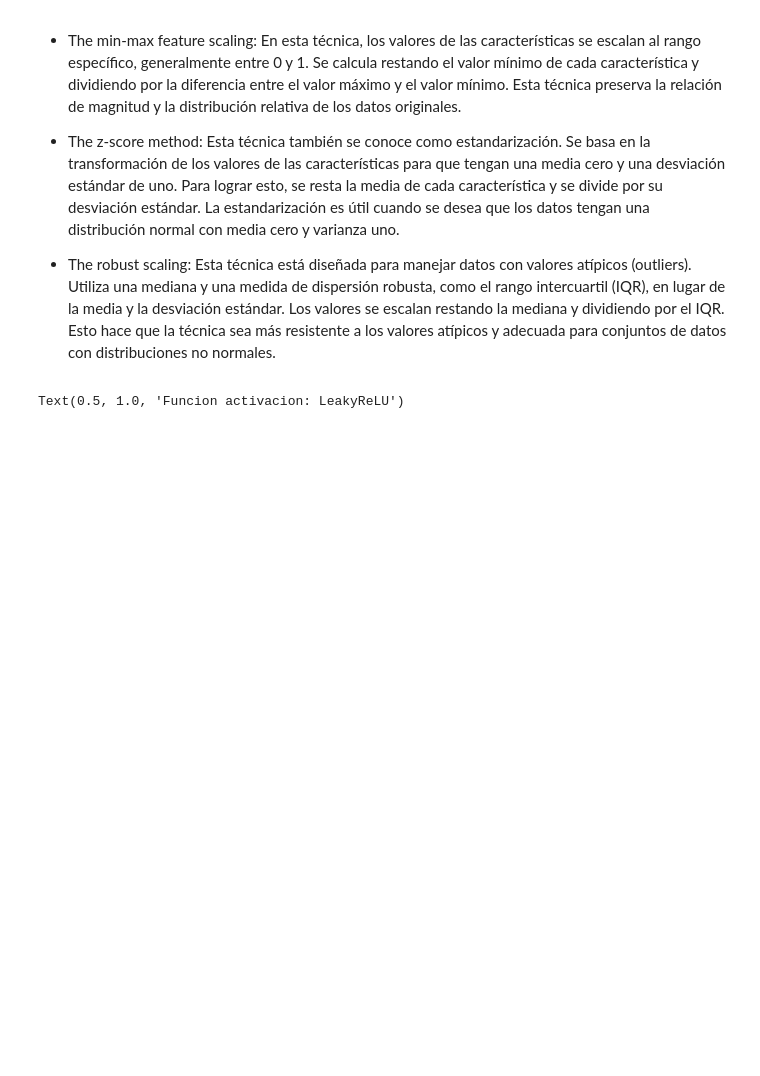
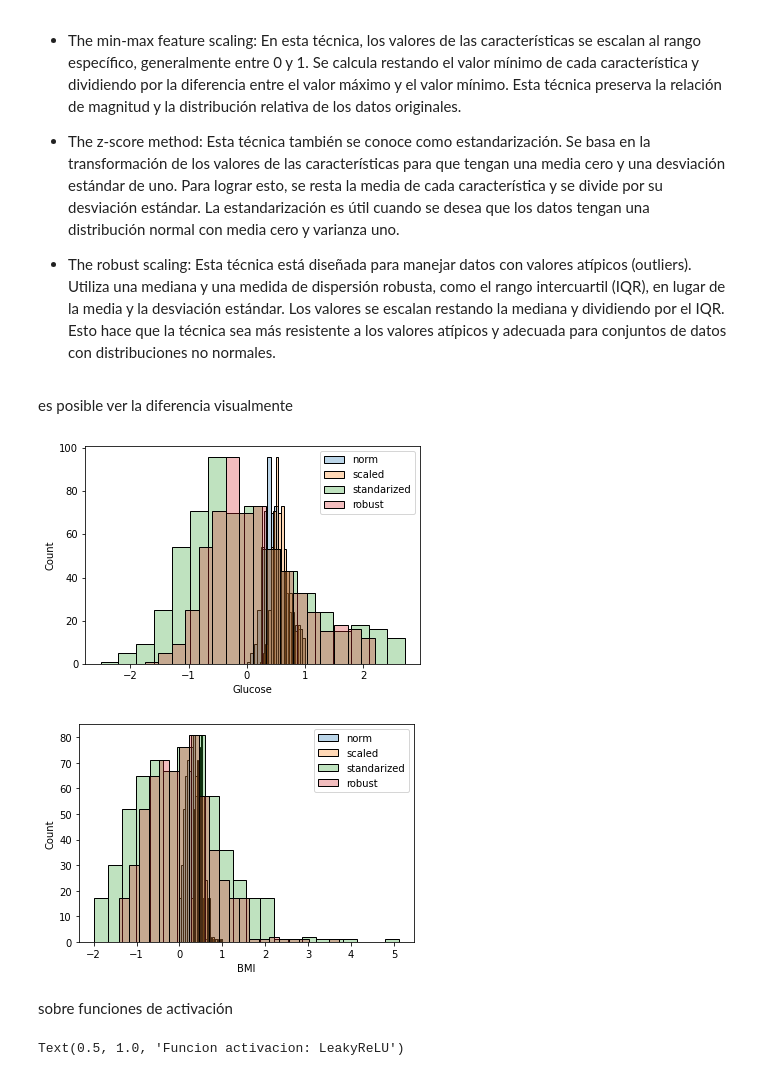
Before and after one commit to fbientrigo/machine-learning, a Jupyter notebook: Curso IA/Proyecto Final/diabetes_main.ipynb, the cells around one changed output. Cells and saved outputs as stored; diff of their text form; code cells hidden in the pictures; blank space fills up the shorter version.

```diff
--- a/Curso IA/Proyecto Final/diabetes_main.ipynb
+++ b/Curso IA/Proyecto Final/diabetes_main.ipynb
@@ -401,6 +454,7 @@ Las técnicas de normalización se utilizan para escalar y transformar las carac
 
 - The robust scaling: Esta técnica está diseñada para manejar datos con valores atípicos (outliers). Utiliza una mediana y una medida de dispersión robusta, como el rango intercuartil (IQR), en lugar de la media y la desviación estándar. Los valores se escalan restando la mediana y dividiendo por el IQR. Esto hace que la técnica sea más resistente a los valores atípicos y adecuada para conjuntos de datos con distribuciones no normales.
 # %%
+from sklearn.preprocessing import normalize
 from sklearn.preprocessing import MinMaxScaler
 from sklearn.preprocessing import MaxAbsScaler
 from sklearn.preprocessing import StandardScaler
@@ -423,5 +477,8 @@ df_std = pd.DataFrame(std_scaler.fit_transform(data), columns=data.columns)
 # Robust Scaler
 scaler = RobustScaler()
 df_robust = pd.DataFrame(scaler.fit_transform(data), columns=data.columns)
+
+
+# Tenemos así los datos
+normalized_data = {'norm': df_norm,
+    'scaled': df_scaled, 'standarized': df_std, 'robust': df_robust}
-# %%
-X, y = data.drop(['Outcome'], axis=1), data['Outcome']
@@ -431 +485,20 @@ Xn = normalize(X, axis=0)
+# %% [markdown]
+es posible ver la diferencia visualmente
+# %%
+keys = ['norm', 'scaled', 'standarized', 'robust']
+
+for k in keys:
+    X = normalized_data[k].Glucose
+    sns.histplot(X,label=k,alpha=0.3)
+plt.legend()
+plt.show()
+
+for k in keys:
+    X = normalized_data[k].BMI
+    sns.histplot(X,label=k,alpha=0.3)
+plt.legend()
+plt.show()
+# %% [output]
+[figure, added]
+[figure, added]
 # %%
@@ -437,3 +519,5 @@ X_train, X_test, y_train, y_test = train_test_split(
+# %% [markdown]
+sobre funciones de activación
 # %%
 x = torch.linspace(-5,5,50)
 lrelu = nn.LeakyReLU()
```
Also changed, not shown: parts of 38 cells of this notebook, 1 other file.
